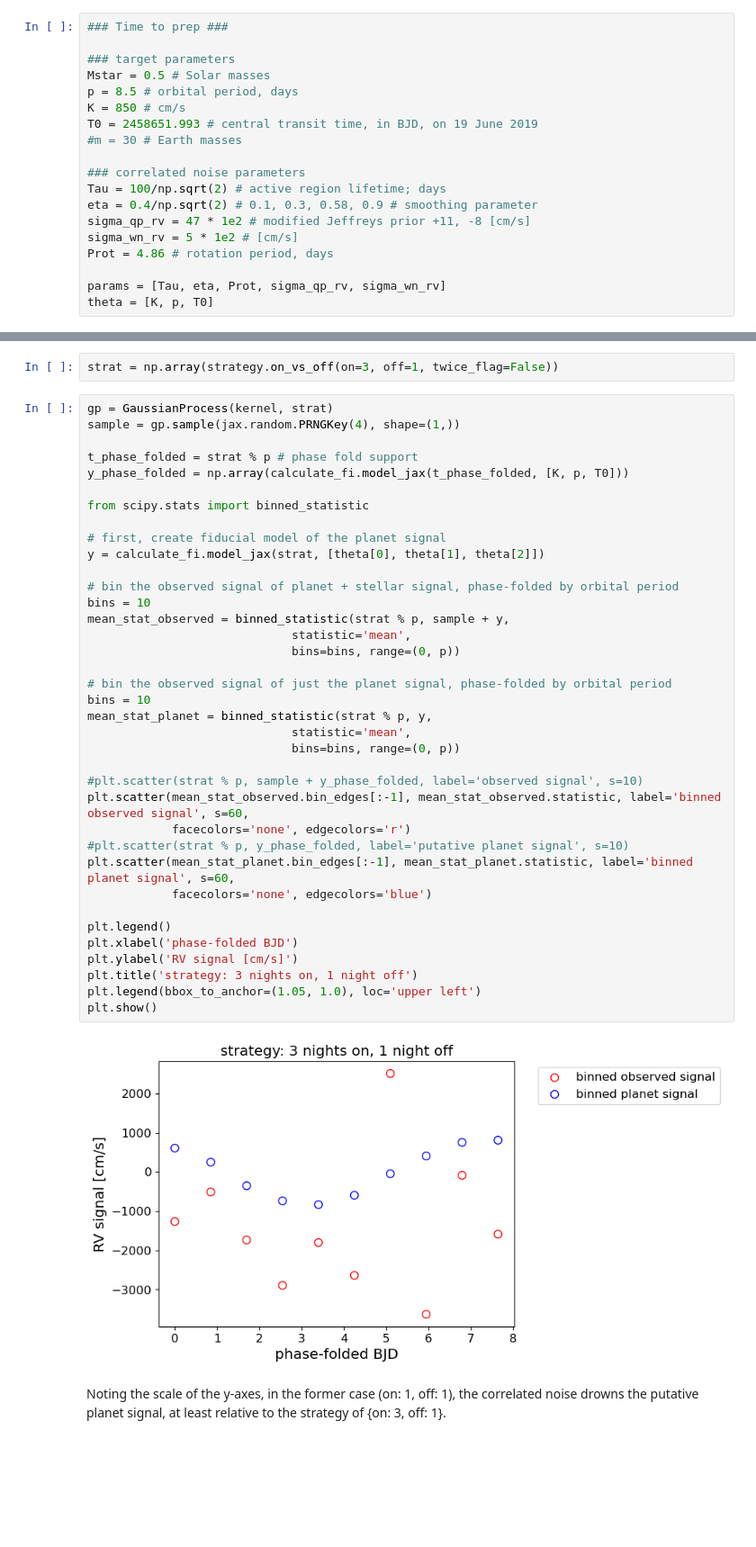
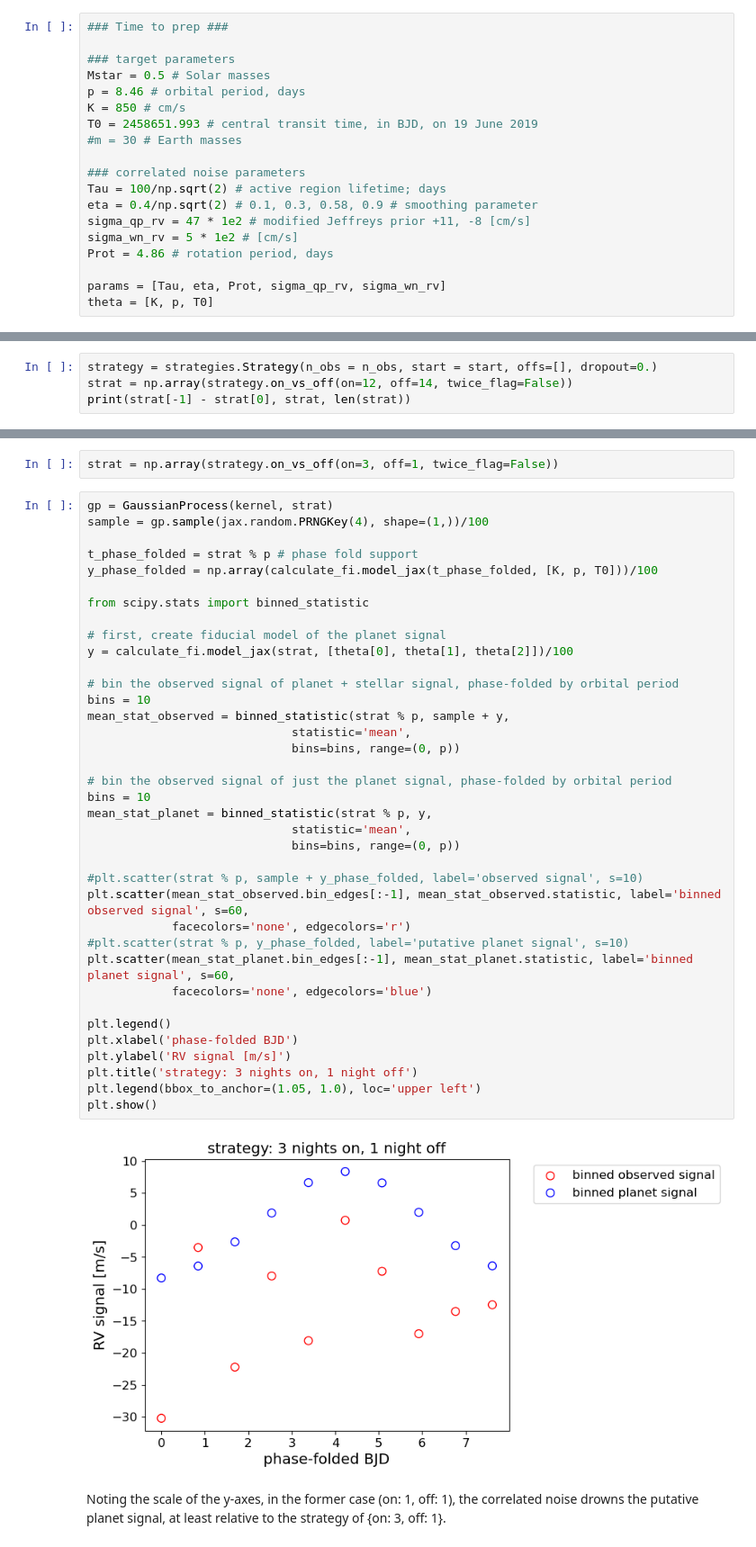
Before and after one commit to exoclam/gaspery, a Jupyter notebook: tutorials/fixed_budget.ipynb, the cells around one changed output, grey strips where cells are left out. Shown: that part at 90% size. Cells and saved outputs as stored; diff of their text form; blank space fills up the shorter version.

```diff
--- a/tutorials/fixed_budget.ipynb
+++ b/tutorials/fixed_budget.ipynb
@@ -43,7 +43,7 @@ We take the target parameters (stellar mass, planet orbital period, estimated RV
 
 ### target parameters
 Mstar = 0.5 # Solar masses
-p = 8.5 # orbital period, days
+p = 8.46 # orbital period, days
 K = 850 # cm/s
 T0 = 2458651.993 # central transit time, in BJD, on 19 June 2019
 #m = 30 # Earth masses
@@ -125,0 +145,4 @@ baseline_tol = (stop - start)[0] # if I go past this, stop observing
+# %%
+strategy = strategies.Strategy(n_obs = n_obs, start = start, offs=[], dropout=0.)
+strat = np.array(strategy.on_vs_off(on=12, off=14, twice_flag=False))
+print(strat[-1] - strat[0], strat, len(strat))
@@ -246,42 +279,42 @@ Let's try this with the better-performing strategy of 3 nights on, 1 night off.
 strat = np.array(strategy.on_vs_off(on=3, off=1, twice_flag=False))
 # %%
 gp = GaussianProcess(kernel, strat)
-sample = gp.sample(jax.random.PRNGKey(4), shape=(1,))
+sample = gp.sample(jax.random.PRNGKey(4), shape=(1,))/100
 
 t_phase_folded = strat % p # phase fold support
-y_phase_folded = np.array(calculate_fi.model_jax(t_phase_folded, [K, p, T0]))
+y_phase_folded = np.array(calculate_fi.model_jax(t_phase_folded, [K, p, T0]))/100
 
 from scipy.stats import binned_statistic
 
 # first, create fiducial model of the planet signal
-y = calculate_fi.model_jax(strat, [theta[0], theta[1], theta[2]])
+y = calculate_fi.model_jax(strat, [theta[0], theta[1], theta[2]])/100
 
 # bin the observed signal of planet + stellar signal, phase-folded by orbital period
 bins = 10
 mean_stat_observed = binned_statistic(strat % p, sample + y,
                              statistic='mean',
                              bins=bins, range=(0, p))
 
 # bin the observed signal of just the planet signal, phase-folded by orbital period
 bins = 10
 mean_stat_planet = binned_statistic(strat % p, y,
                              statistic='mean',
                              bins=bins, range=(0, p))
 
 #plt.scatter(strat % p, sample + y_phase_folded, label='observed signal', s=10)
 plt.scatter(mean_stat_observed.bin_edges[:-1], mean_stat_observed.statistic, label='binned observed signal', s=60,
             facecolors='none', edgecolors='r')
 #plt.scatter(strat % p, y_phase_folded, label='putative planet signal', s=10)
 plt.scatter(mean_stat_planet.bin_edges[:-1], mean_stat_planet.statistic, label='binned planet signal', s=60,
             facecolors='none', edgecolors='blue')
 
 plt.legend()
 plt.xlabel('phase-folded BJD')
-plt.ylabel('RV signal [cm/s]')
+plt.ylabel('RV signal [m/s]')
 plt.title('strategy: 3 nights on, 1 night off')
 plt.legend(bbox_to_anchor=(1.05, 1.0), loc='upper left')
 plt.show()
 # %% [output]
-[figure, old version]
+[figure, new version]
 # %% [markdown]
 Noting the scale of the y-axes, in the former case (on: 1, off: 1), the correlated noise drowns the putative planet signal, at least relative to the strategy of {on: 3, off: 1}.
```
Also changed, not shown: parts of 8 cells of this notebook.
